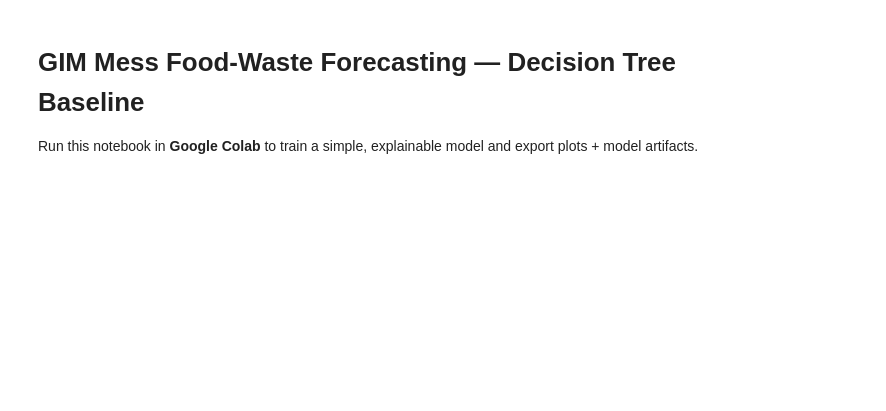
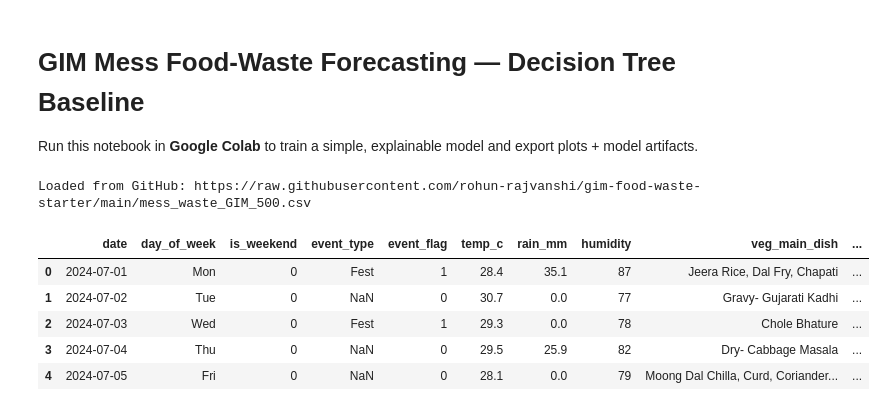
Before and after one commit to rohun-rajvanshi/gim-food-waste-starter, a Jupyter notebook: notebooks/01_train_decision_tree.ipynb, the cells around one changed output. Cells and saved outputs as stored; diff of their text form; code cells hidden in the pictures; blank space fills up the shorter version.

```diff
--- a/notebooks/01_train_decision_tree.ipynb
+++ b/notebooks/01_train_decision_tree.ipynb
@@ -16,3 +4,0 @@ print('Using data:', DATA)
-# %%
-df = pd.read_csv(DATA, parse_dates=['date']).sort_values('date').reset_index(drop=True)
-df.head()
@@ -19,2 +26,36 @@ df.head()
+# %%
+def load_csv(csv_url, csv_alt=None):
+    try:
+        df = pd.read_csv(csv_url, parse_dates=['date'])
+        print("Loaded from GitHub:", csv_url)
+        return df
+    except Exception as e:
+        print("GitHub load failed:", e)
+
+    if csv_alt is not None:
+        try:
+            df = pd.read_csv(csv_alt, parse_dates=['date'])
+            print("Loaded local file:", csv_alt)
+            return df
+        except Exception as e:
+            print("Local load failed:", e)
+
+    # Last resort: manual upload
+    from google.colab import files
+    print("Upload your CSV (pick mess_waste_GIM_500.csv)")
+    uploaded = files.upload()
+    name = list(uploaded.keys())[0]
+    return pd.read_csv(name, parse_dates=['date'])
+
+df = load_csv(CSV_URL, CSV_ALT).sort_values('date').reset_index(drop=True)
+df.head()
+# %% [output]
+Loaded from GitHub: https://raw.githubusercontent.com/rohun-rajvanshi/gim-food-waste-starter/main/mess_waste_GIM_500.csv
+|  | date | day_of_week | is_weekend | event_type | event_flag | temp_c | rain_mm | humidity | veg_main_dish | ... |
+| 0 | 2024-07-01 | Mon | 0 | Fest | 1 | 28.4 | 35.1 | 87 | Jeera Rice, Dal Fry, Chapati | ... |
+| 1 | 2024-07-02 | Tue | 0 | NaN | 0 | 30.7 | 0.0 | 77 | Gravy- Gujarati Kadhi | ... |
+| 2 | 2024-07-03 | Wed | 0 | Fest | 1 | 29.3 | 0.0 | 78 | Chole Bhature | ... |
+| 3 | 2024-07-04 | Thu | 0 | NaN | 0 | 29.5 | 25.9 | 82 | Dry- Cabbage Masala | ... |
+| 4 | 2024-07-05 | Fri | 0 | NaN | 0 | 28.1 | 0.0 | 79 | Moong Dal Chilla, Curd, Coriander... | ... |
 # %%
 df2 = df.copy()
```
Also changed, not shown: parts of 9 cells of this notebook.
